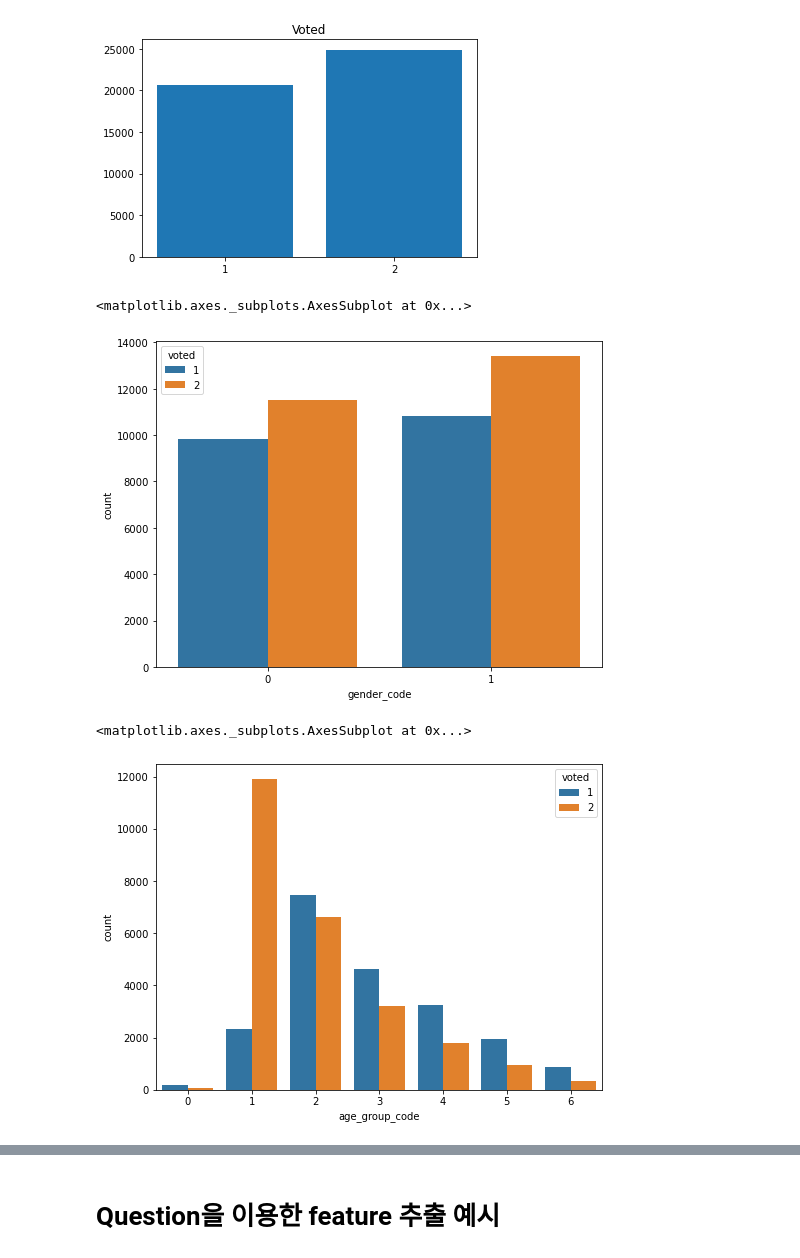
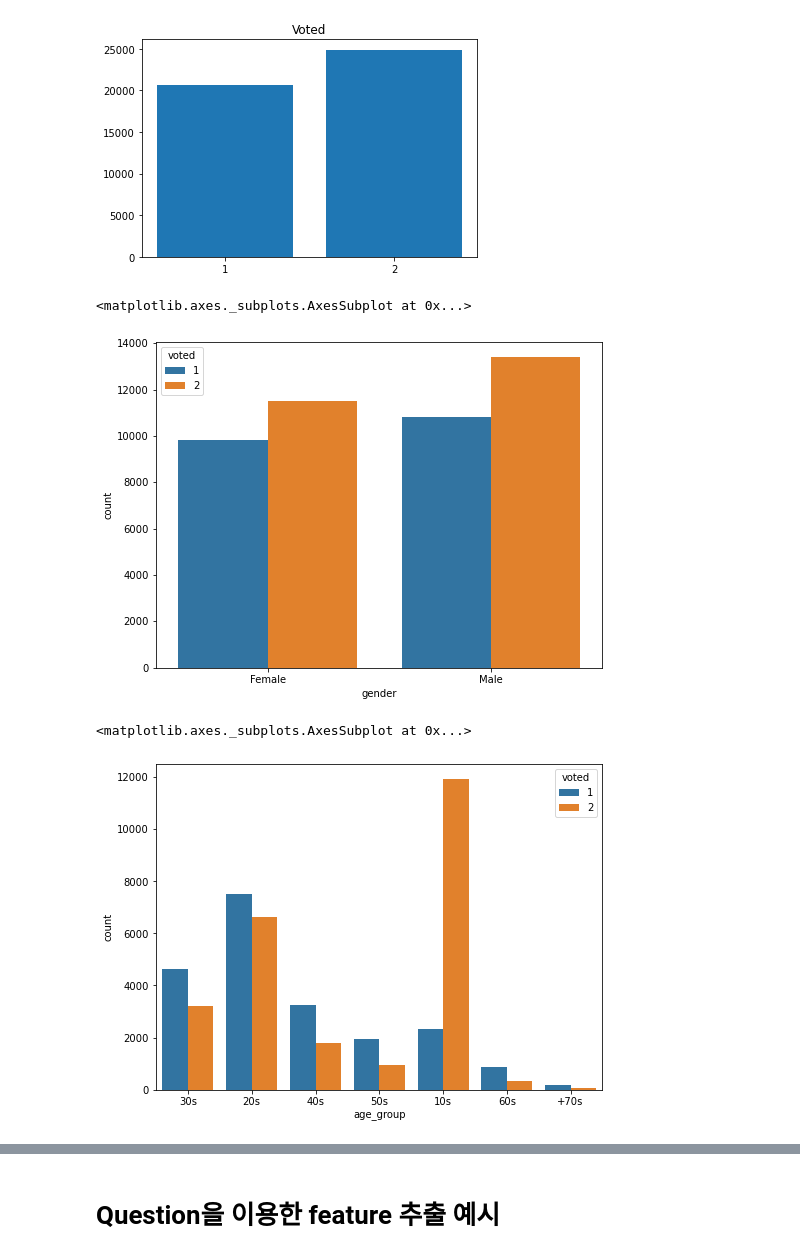
Before and after one commit to euihyeonmoon/Moonslab, a Jupyter notebook: machiavellianism-prediction.ipynb, the cells around one changed output, grey strips where cells are left out. Saved outputs shown, nothing was run; the diff lists cells and outputs as text; code cells hidden in the pictures.

```diff
--- a/machiavellianism-prediction.ipynb
+++ b/machiavellianism-prediction.ipynb
@@ -136,7 +96,0 @@ from sklearn.metrics import accuracy_score, mean_squared_error
-# %%
-train=pd.read_csv('/kaggle/input/competitionfile/train.csv', index_col=0)
-test=pd.read_csv('/kaggle/input/competitionfile/test_x.csv', index_col=0)
-submission=pd.read_csv('/kaggle/input/competitionfile/sample_submission.csv', index_col=0)
-print(train.shape)
-print(test.shape)
-print(submission.shape)
@@ -185,14 +175,9 @@ Index(['QaA', 'QaE', 'QbA', 'QbE', 'QcA', 'QcE', 'QdA', 'QdE', 'QeA', 'QeE',
 # %%
-drop_val = ['QaA', 'QbA', 'QbE', 'QcA', 'QcE', 'QdE', 'QeA','QeE',
-       'QfA', 'QfE', 'QgA', 'QgE', 'QhA', 'QhE', 'QiA', 'QiE', 'QjA', 'QjE',
-       'QkA', 'QkE', 'QlA', 'QlE', 'QmA', 'QmE', 'QnA', 'QnE', 'QoA', 'QoE',
-       'QpA', 'QpE', 'QqA', 'QqE', 'QrA', 'QrE', 'QsA', 'QsE', 'QtA', 'QtE','tp01', 'tp02', 'tp03', 'tp04', 'tp05',
-       'tp06', 'tp07', 'tp08', 'tp09', 'tp10', 'urban', 'wf_01',
-       'wf_02', 'wf_03', 'wr_01', 'wr_02', 'wr_03', 'wr_04', 'wr_05', 'wr_06',
-       'wr_07', 'wr_08', 'wr_09', 'wr_10', 'wr_11', 'wr_12', 'wr_13']
+Answers = ['QaA', 'QaE', 'QbA', 'QbE', 'QcA', 'QcE', 'QdA', 'QdE', 'QeA', 'QeE',
+          'QfA', 'QfE', 'QgA', 'QgE', 'QhA', 'QhE', 'QiA', 'QiE', 'QjA', 'QjE',
+           'QkA', 'QkE', 'QlA', 'QlE', 'QmA', 'QmE', 'QnA', 'QnE', 'QoA', 'QoE',
+           'QpA', 'QpE', 'QqA', 'QqE', 'QrA', 'QrE', 'QsA', 'QsE', 'QtA', 'QtE']
 
-train = train.drop(drop_val, axis = 1)
-test = test.drop(drop_val, axis = 1)
-train.head()
-test.head()
+Answers = train[Answers]
+Answers
 # %% [output]
@@ -232,16 +197,0 @@ dtype: int64
-# %%
-#labelencoding
-label = LabelEncoder()
-train['gender_code'] = label.fit_transform(train['gender'])
-train['age_group_code'] = label.fit_transform(train['age_group'])
-train['race_code'] = label.fit_transform(train['race'])
-train['religion_code'] = label.fit_transform(train['religion'])
-
-test['gender_code'] = label.fit_transform(test['gender'])
-test['age_group_code'] = label.fit_transform(test['age_group'])
-test['race_code'] = label.fit_transform(test['race'])
-test['religion_code'] = label.fit_transform(test['religion'])
-
-drop2 = ['gender','age_group','race','religion']
-train = train.drop(drop2, axis = 1)
-test = test.drop(drop2, axis = 1)
@@ -260,14 +329,14 @@ plt.bar(tar, count)
 [figure]
 # %%
 plt.figure(figsize = (8,6))
-sns.countplot(data = train, x = 'gender_code', hue = train_y)
+sns.countplot(data = train, x = 'gender', hue = train_y)
 # %% [output]
 <matplotlib.axes._subplots.AxesSubplot at 0x...>
-[figure, old version]
+[figure, new version]
 # %%
-#굉장이 다른 성향을 보이는 age group이 존재
+#굉장히 다른 성향을 보이는 age group이 존재
 plt.figure(figsize = (8,6))
-sns.countplot(data = train, x = 'age_group_code', hue = train_y)
+sns.countplot(data = train, x = 'age_group', hue = train_y)
 # %% [output]
 <matplotlib.axes._subplots.AxesSubplot at 0x...>
-[figure, old version]
+[figure, new version]
```
Also changed, not shown: parts of 70 cells of this notebook.
